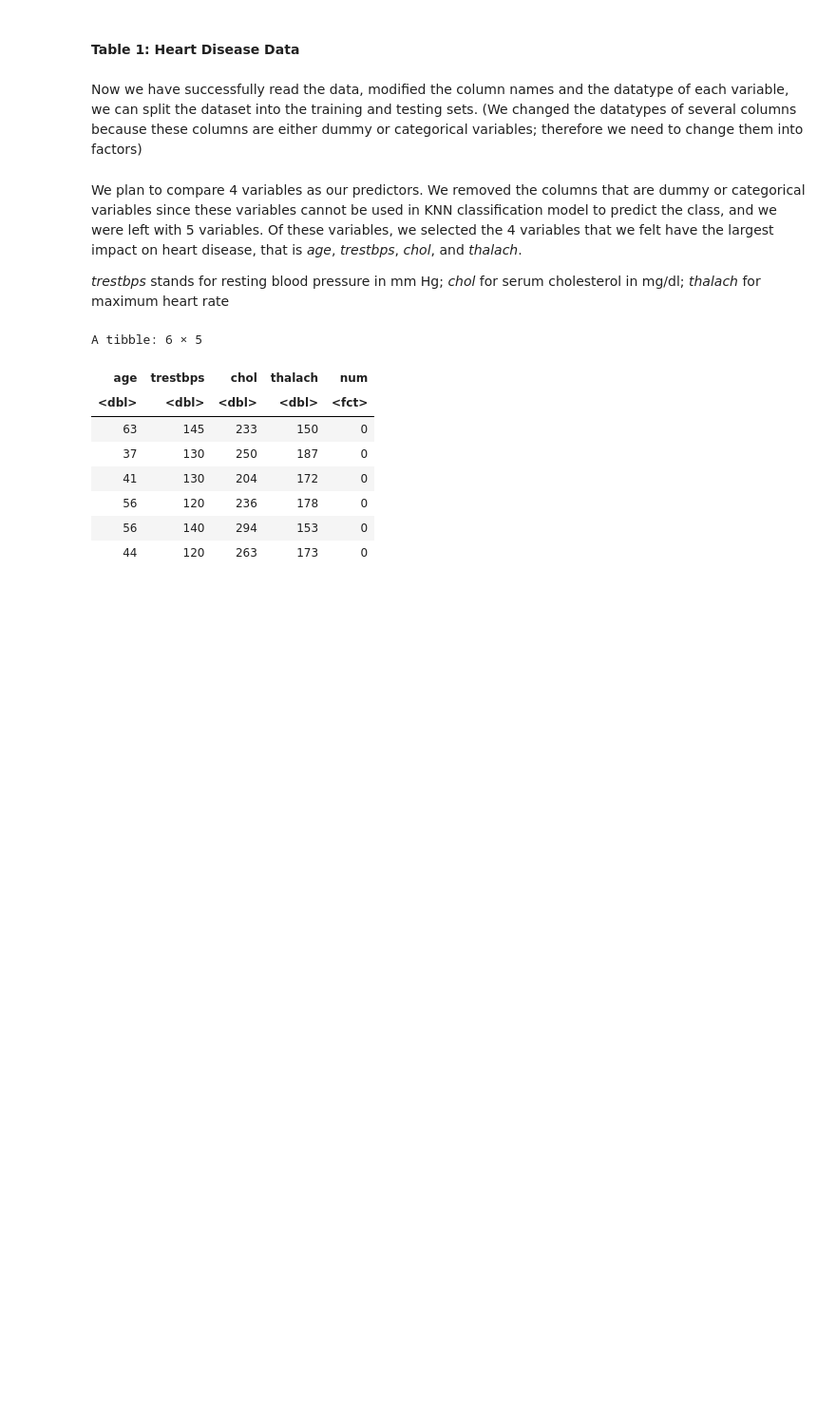
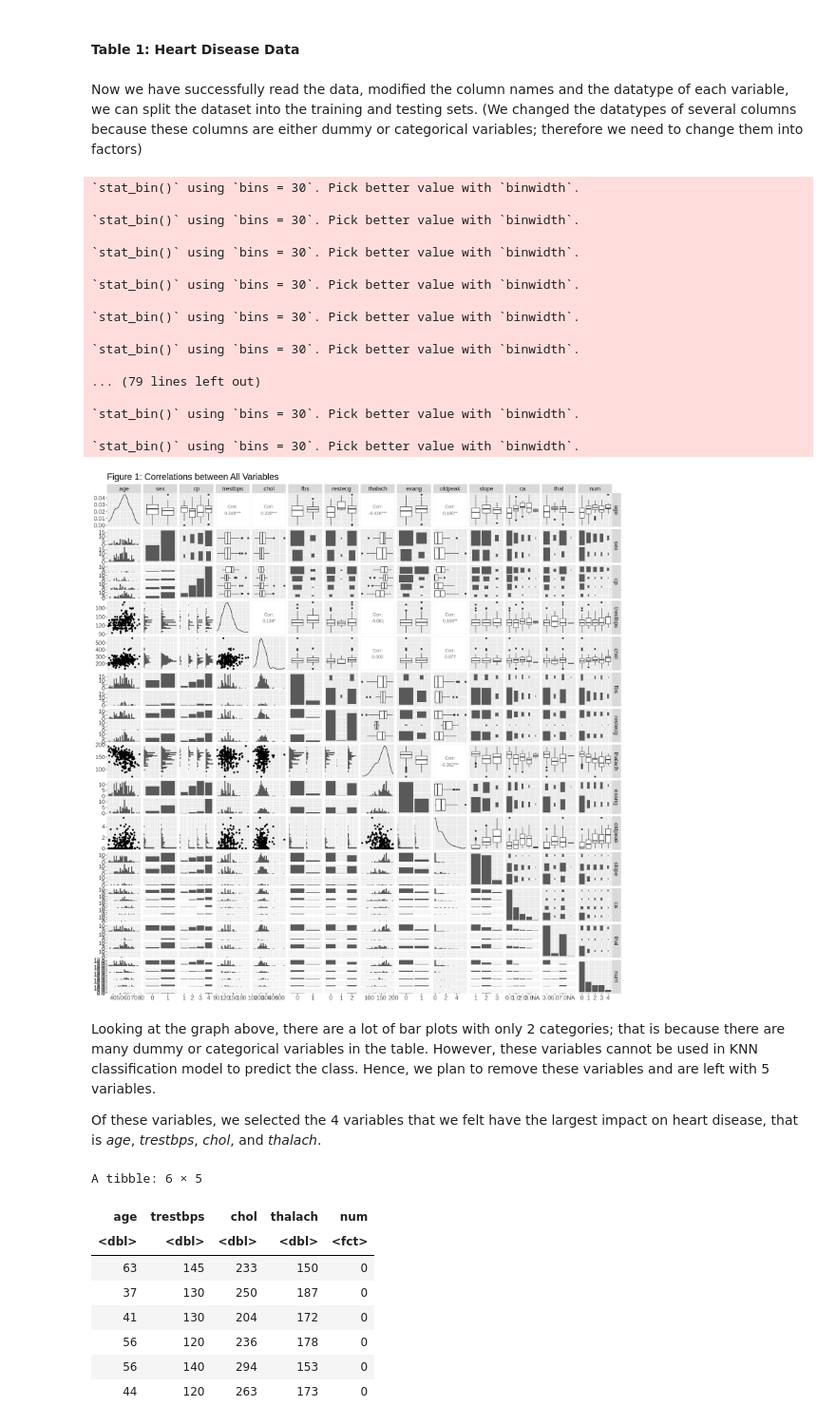
Before and after one commit to Yi-Lin-Wang/Group-32-best-group, a Jupyter notebook: Heart_Disease_Project.ipynb, the cells around one changed output. Shown: that part at 95% size. Cells and saved outputs as stored; diff of their text form; code cells hidden in the pictures; blank space fills up the shorter version.

```diff
--- a/Heart_Disease_Project.ipynb
+++ b/Heart_Disease_Project.ipynb
@@ -68,10 +86,34 @@ set.seed(9999)
 heart_disease_split <- initial_split(heart_disease_data, prop = 0.75, strata = num)
 heart_disease_training <- training(heart_disease_split)
 heart_disease_testing <- testing(heart_disease_split)
+# %%
+options(repr.plot.height = 18, repr.plot.width = 18)
+heart_disease_training |>
+    ggpairs(title='Figure 1: Correlations between All Variables') +
+    theme(text = element_text(size = 18))
+# %% [output]
+`stat_bin()` using `bins = 30`. Pick better value with `binwidth`.
+
+`stat_bin()` using `bins = 30`. Pick better value with `binwidth`.
+
+`stat_bin()` using `bins = 30`. Pick better value with `binwidth`.
+
+`stat_bin()` using `bins = 30`. Pick better value with `binwidth`.
+
+`stat_bin()` using `bins = 30`. Pick better value with `binwidth`.
+
+`stat_bin()` using `bins = 30`. Pick better value with `binwidth`.
+
+... (79 lines left out)
+
+`stat_bin()` using `bins = 30`. Pick better value with `binwidth`.
+
+`stat_bin()` using `bins = 30`. Pick better value with `binwidth`.
+[figure, added]
 # %% [markdown]
-We plan to compare 4 variables as our predictors. We removed the columns that are dummy or categorical variables since these variables cannot be used in KNN classification model to predict the class, and we were left with 5 variables. Of these variables, we selected the 4 variables that we felt have the largest impact on heart disease, that is _age_, _trestbps_, _chol_, and _thalach_.
+Looking at the graph above, there are a lot of bar plots with only 2 categories; that is because there are many dummy or categorical variables in the table. However, these variables cannot be used in KNN classification model to predict the class. Hence, we plan to remove these variables and are left with 5 variables.
 
-_trestbps_ stands for resting blood pressure in mm Hg; _chol_ for serum cholesterol in mg/dl; _thalach_ for maximum heart rate
+Of these variables, we selected the 4 variables that we felt have the largest impact on heart disease, that is _age_, _trestbps_, _chol_, and _thalach_.
 # %%
 selected_heart_disease_vars <- heart_disease_training |>
     select(age, trestbps, chol, thalach, num)
```
Also changed, not shown: parts of 5 cells of this notebook.
